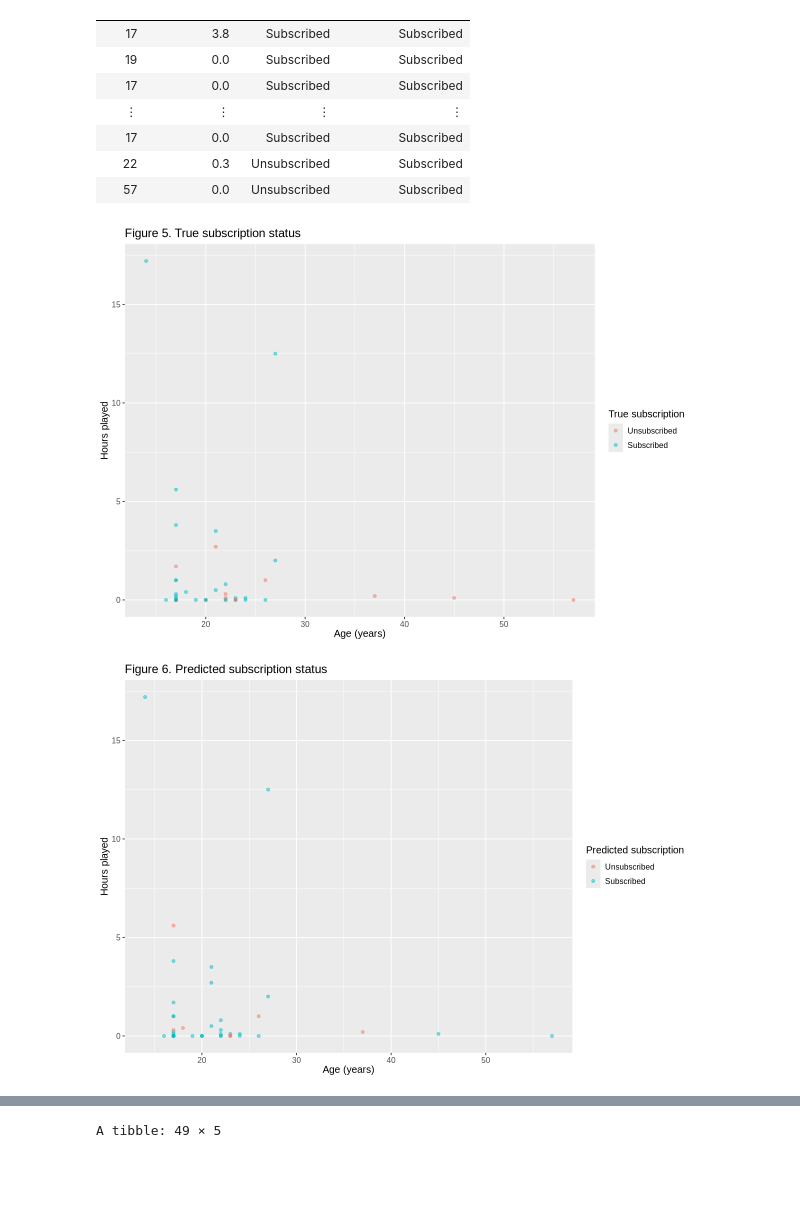
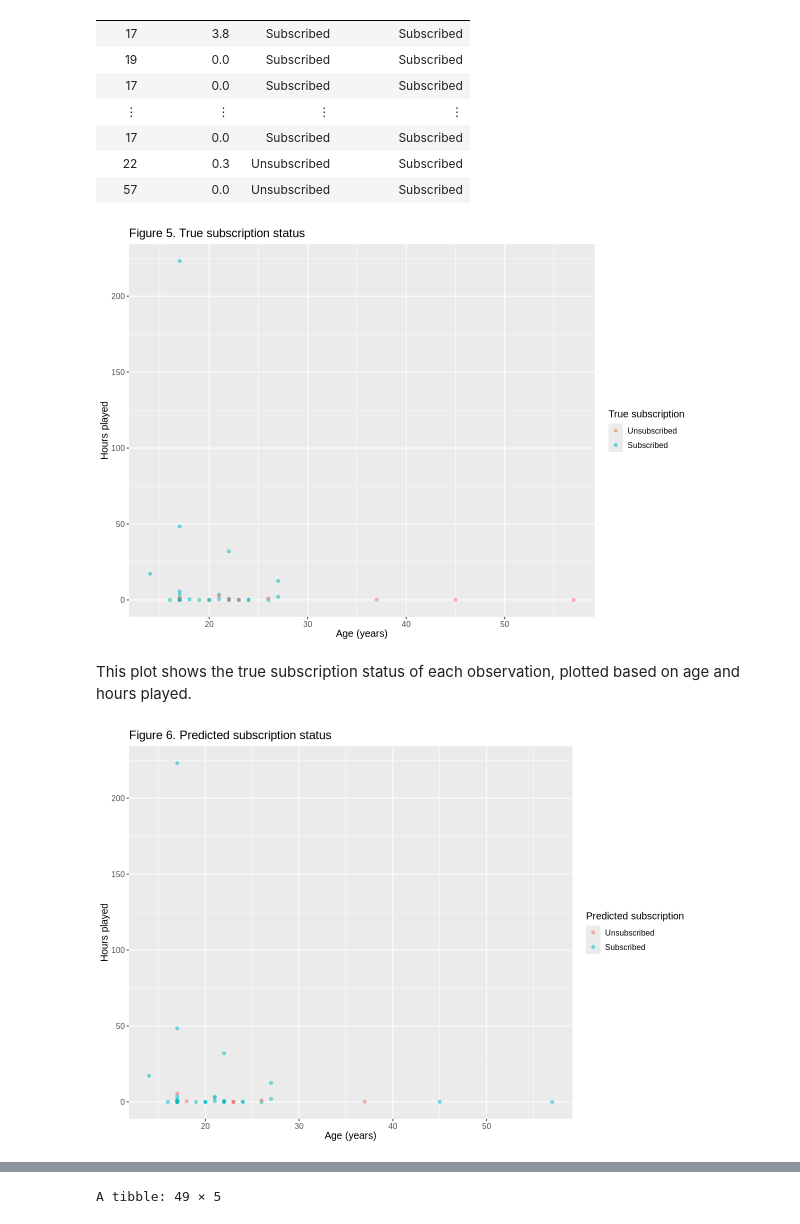
Before and after one commit to katelynteng/group_2_final_project, a Jupyter notebook: group_2_final_project.ipynb, the cells around one changed output, grey strips where cells are left out. Cells and saved outputs as stored; diff of their text form; code cells hidden in the pictures; blank space fills up the shorter version.

```diff
--- a/group_2_final_project.ipynb
+++ b/group_2_final_project.ipynb
@@ -336,18 +339,18 @@ A tibble: 49 × 4
 | 57 | 0.0 | Unsubscribed | Subscribed |
 # %%
 true_plot <- plot_data |>
-    filter(played_hours<=25)|>
     ggplot(aes(x=Age,y=played_hours,color=true_subscribe))+
     geom_point(alpha=0.5)+
     labs(x="Age (years)", y="Hours played", color="True subscription")+
     ggtitle("Figure 5. True subscription status")+
     theme(text=element_text(size=12))
 true_plot
 # %% [output]
-[figure, old version]
+[figure, new version]
+# %% [markdown]
+This plot shows the true subscription status of each observation, plotted based on age and hours played.
 # %%
 pred_plot <- plot_data|>
-    filter(played_hours<= 25)|>
     ggplot(aes(x=Age,y=played_hours,color=predicted_subscribe))+
     geom_point(alpha=0.5)+
     labs(x="Age (years)", y="Hours played", color="Predicted subscription")+
@@ -355,4 +358,4 @@ pred_plot <- plot_data|>
     theme(text=element_text(size=12))
 pred_plot
 # %% [output]
-[figure, old version]
+[figure, new version]
```
Also changed, not shown: parts of 9 cells of this notebook.
